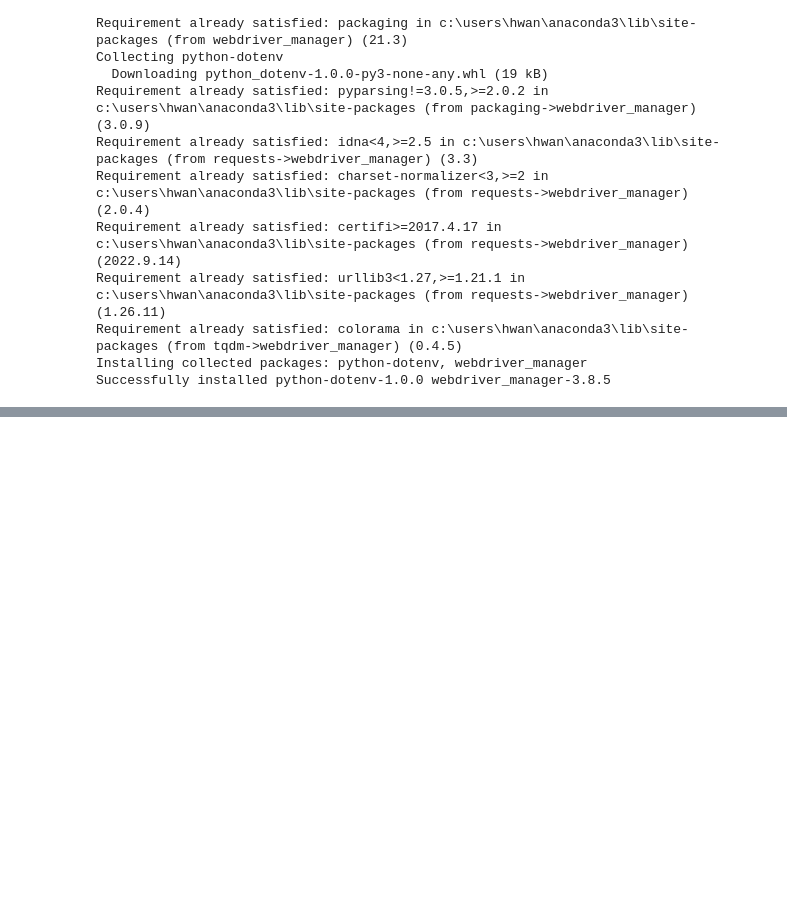
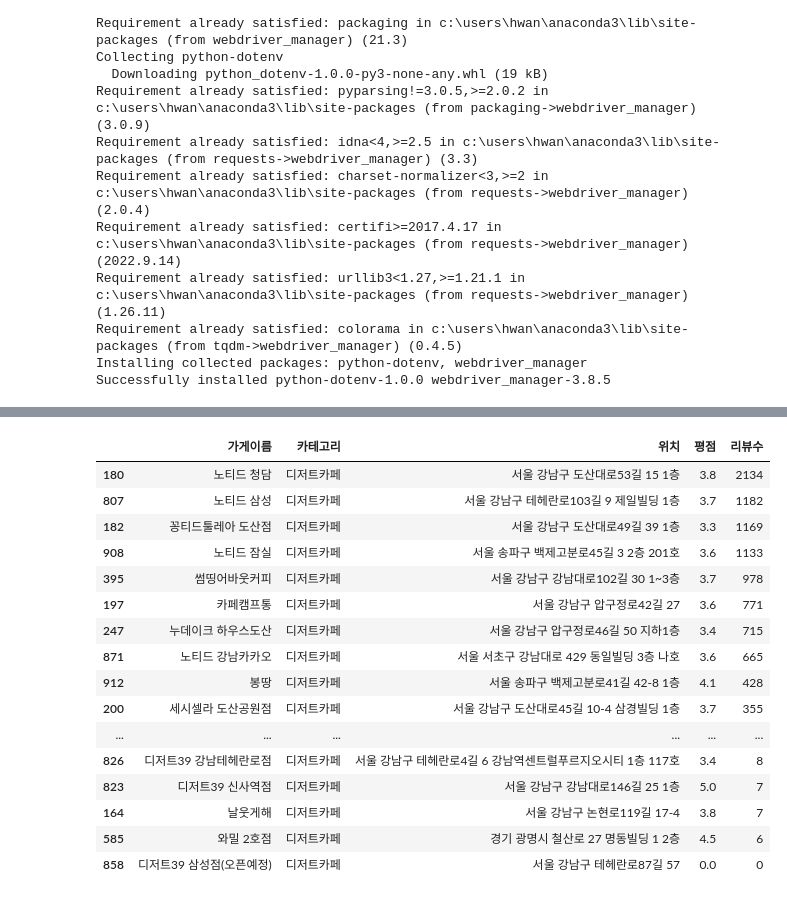
Before and after one commit to fanithon/Subproject-Restaurant-Crawling, a Jupyter notebook: 01.KAKAO_Restaurant-subproject.ipynb, the cells around one changed output, grey strips where cells are left out. Drawn from its saved outputs; the diff is of its cells as text; code cells hidden in the pictures; blank space fills up the shorter version.

```diff
--- a/01.KAKAO_Restaurant-subproject.ipynb
+++ b/01.KAKAO_Restaurant-subproject.ipynb
@@ -200,0 +337,21 @@ AttributeError: 'NoneType' object has no attribute 'extend'
+# %%
+
+df[df['카테고리'] == '디저트카페'].sort_values('리뷰수',ascending=False)
+# %% [output]
+|  | 가게이름 | 카테고리 | 위치 | 평점 | 리뷰수 |
+| 180 | 노티드 청담 | 디저트카페 | 서울 강남구 도산대로53길 15 1층 | 3.8 | 2134 |
+| 807 | 노티드 삼성 | 디저트카페 | 서울 강남구 테헤란로103길 9 제일빌딩 1층 | 3.7 | 1182 |
+| 182 | 꽁티드툴레아 도산점 | 디저트카페 | 서울 강남구 도산대로49길 39 1층 | 3.3 | 1169 |
+| 908 | 노티드 잠실 | 디저트카페 | 서울 송파구 백제고분로45길 3 2층 201호 | 3.6 | 1133 |
+| 395 | 썸띵어바웃커피 | 디저트카페 | 서울 강남구 강남대로102길 30 1~3층 | 3.7 | 978 |
+| 197 | 카페캠프통 | 디저트카페 | 서울 강남구 압구정로42길 27 | 3.6 | 771 |
+| 247 | 누데이크 하우스도산 | 디저트카페 | 서울 강남구 압구정로46길 50 지하1층 | 3.4 | 715 |
+| 871 | 노티드 강남카카오 | 디저트카페 | 서울 서초구 강남대로 429 동일빌딩 3층 나호 | 3.6 | 665 |
+| 912 | 봉땅 | 디저트카페 | 서울 송파구 백제고분로41길 42-8 1층 | 4.1 | 428 |
+| 200 | 세시셀라 도산공원점 | 디저트카페 | 서울 강남구 도산대로45길 10-4 삼경빌딩 1층 | 3.7 | 355 |
+| ... | ... | ... | ... | ... | ... |
+| 826 | 디저트39 강남테헤란로점 | 디저트카페 | 서울 강남구 테헤란로4길 6 강남역센트럴푸르지오시티 1층 117호 | 3.4 | 8 |
+| 823 | 디저트39 신사역점 | 디저트카페 | 서울 강남구 강남대로146길 25 1층 | 5.0 | 7 |
+| 164 | 날웃게해 | 디저트카페 | 서울 강남구 논현로119길 17-4 | 3.8 | 7 |
+| 585 | 와밀 2호점 | 디저트카페 | 경기 광명시 철산로 27 명동빌딩 1 2층 | 4.5 | 6 |
+| 858 | 디저트39 삼성점(오픈예정) | 디저트카페 | 서울 강남구 테헤란로87길 57 | 0.0 | 0 |
```
Also changed, not shown: parts of 12 cells of this notebook, 3 other files.
